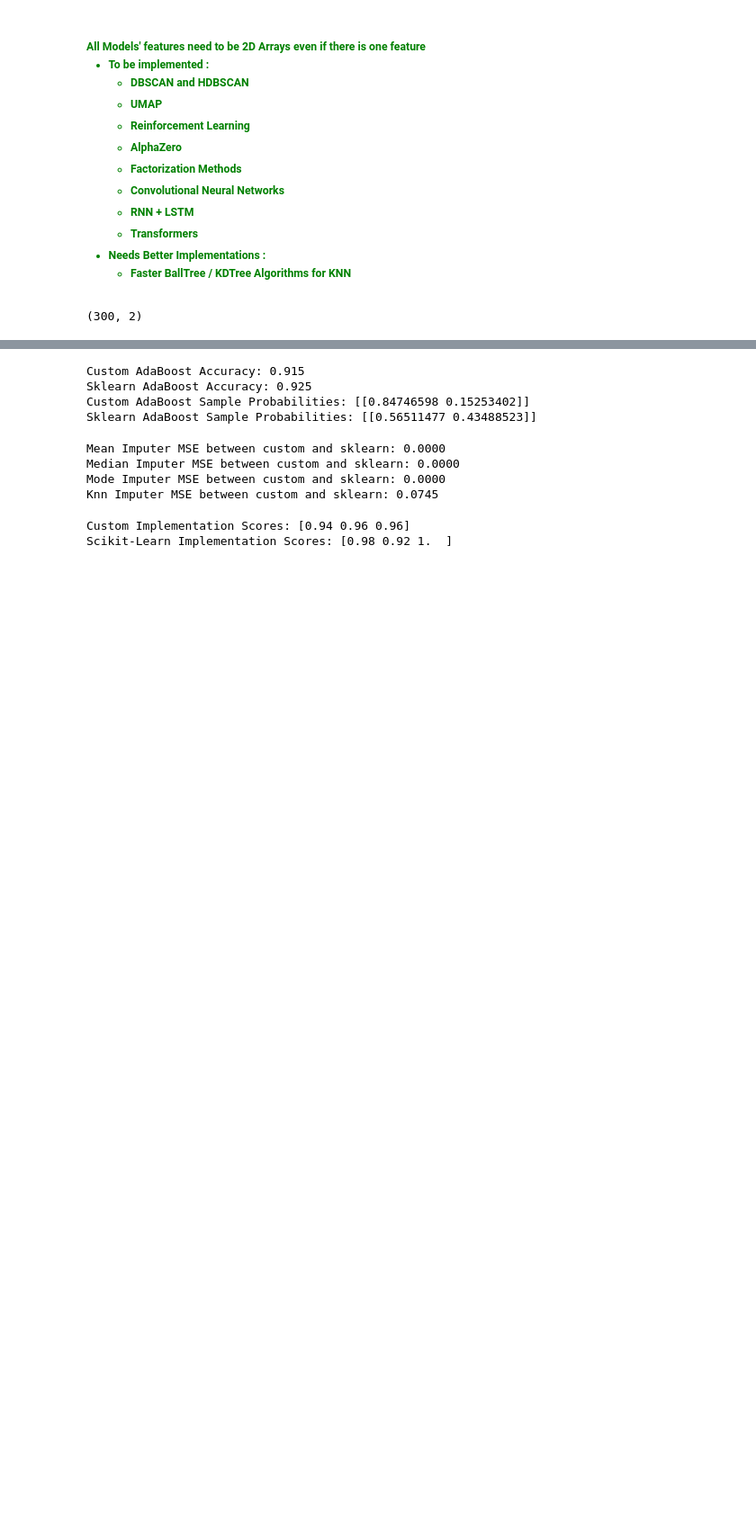
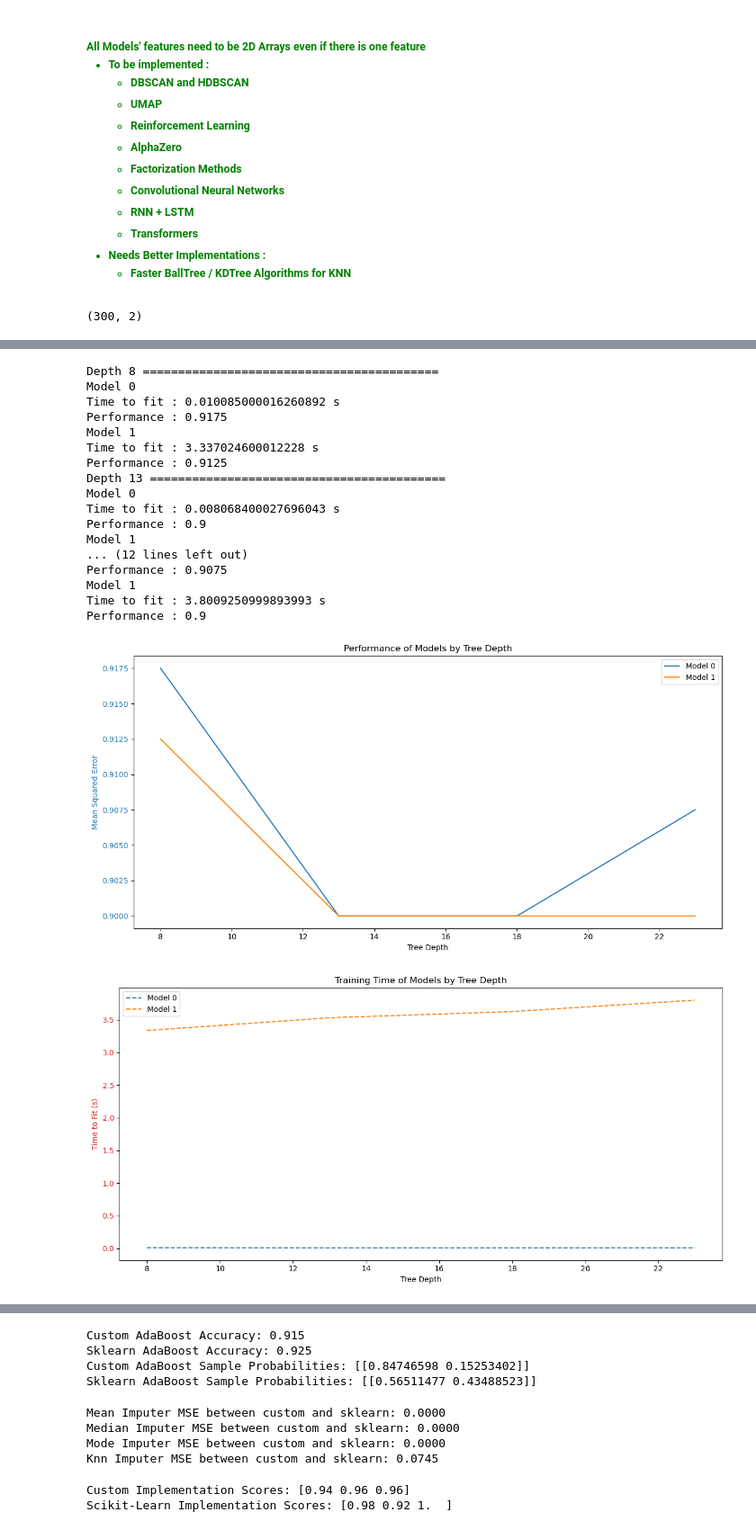
Before and after one commit to Zakaria-El-Maachi/ZAI-Scikit, a Jupyter notebook: testing.ipynb, the cells around one changed output, grey strips where cells are left out. Shown at 90% size. Saved outputs shown, nothing was run; the diff lists cells and outputs as text; code cells hidden in the pictures; blank space fills up the shorter version.

```diff
--- a/testing.ipynb
+++ b/testing.ipynb
@@ -399,0 +536,37 @@ Performance : 0.915
+# %%
+# Generate synthetic data for classification
+X, y = make_classification(n_samples=2000, n_features=5, n_classes=2, random_state=4)
+
+# Split the data into train and test sets
+X_train, X_test, y_train, y_test = train_test_split(X, y, test_size=0.2, random_state=19)
+
+# Define a function to create model instances with given depth
+def create_models(depth):
+    return [
+        DecisionTreeClassifier(criterion='gini', max_depth=depth),
+        decision_tree.DecisionTreeClassifier(criterion='gini', max_depth=depth)  # Replace with your custom implementation if needed
+    ]
+
+# Compare models with varying depths and plot results
+depths = list(range(8, 24, 5))
+compareModelsWithPlot(create_models, depths, (X_train, X_test), (y_train, y_test), accuracy_score)
+# %% [output]
+Depth 8 ==========================================
+Model 0
+Time to fit : 0.010085000016260892 s
+Performance : 0.9175
+Model 1
+Time to fit : 3.337024600012228 s
+Performance : 0.9125
+Depth 13 ==========================================
+Model 0
+Time to fit : 0.008068400027696043 s
+Performance : 0.9
+Model 1
+... (12 lines left out)
+Performance : 0.9075
+Model 1
+Time to fit : 3.8009250999893993 s
+Performance : 0.9
+[figure, added]
+[figure, added]
```
Also changed, not shown: parts of 21 cells of this notebook, 47 other files.
